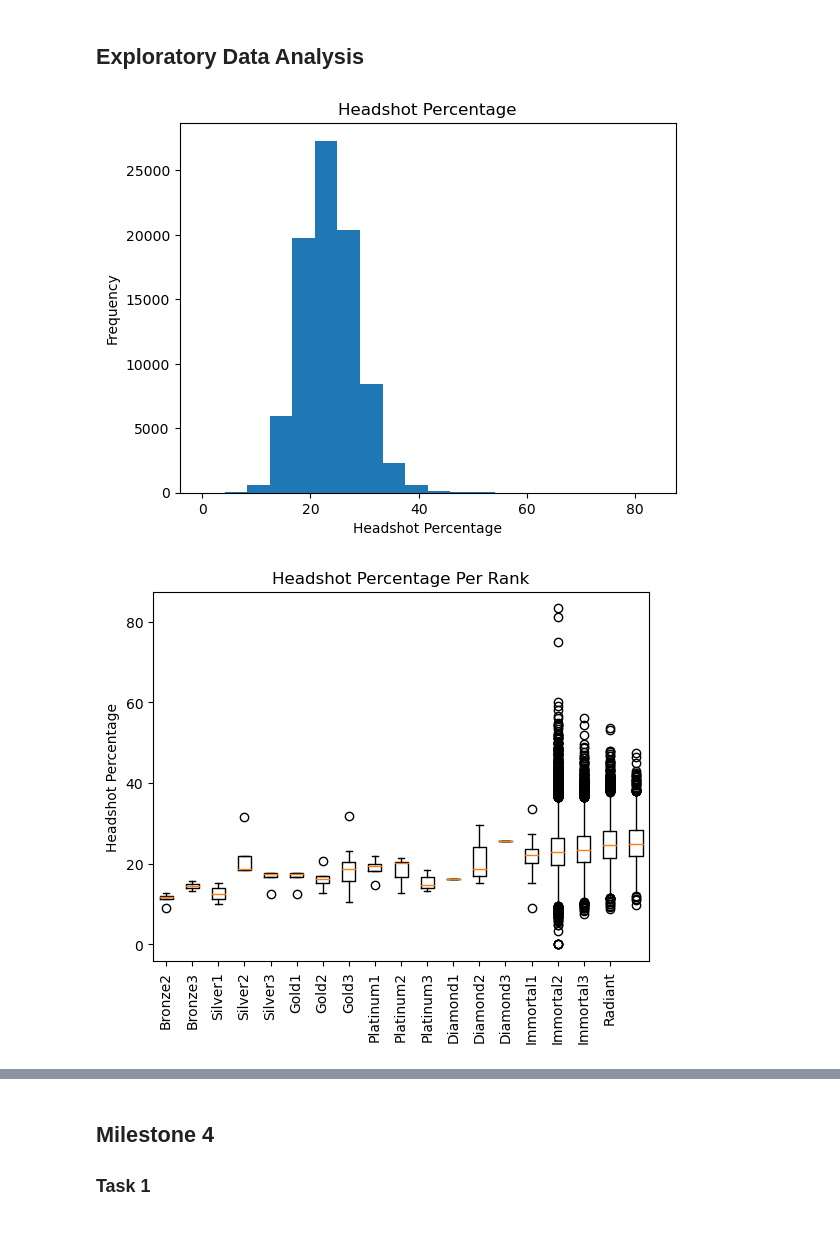
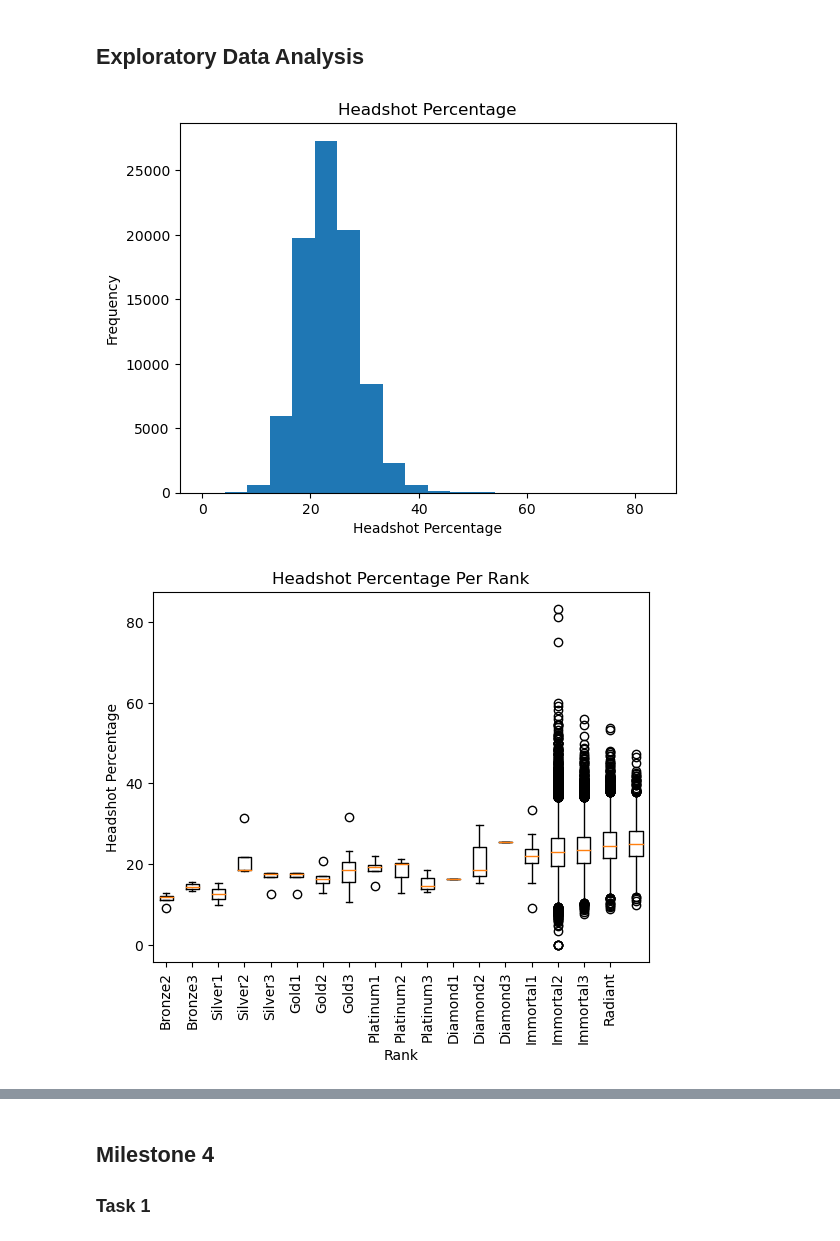
Before and after one commit to ubco-W2022T2-data301/project-group-group64, a Jupyter notebook: analysis/Brandon_M.ipynb, the cells around one changed output, grey strips where cells are left out. Drawn from its saved outputs; the diff is of its cells as text; code cells hidden in the pictures.

```diff
--- a/analysis/Brandon_M.ipynb
+++ b/analysis/Brandon_M.ipynb
@@ -68,34 +68,35 @@ plt.boxplot([df['headshot_percent'][df['rating'] == 'Bronze 2'],
              df['headshot_percent'][df['rating'] == 'Platinum 2'],
              df['headshot_percent'][df['rating'] == 'Platinum 3'],
              df['headshot_percent'][df['rating'] == 'Diamond 1'],
              df['headshot_percent'][df['rating'] == 'Diamond 2'],
              df['headshot_percent'][df['rating'] == 'Diamond 3'],
              df['headshot_percent'][df['rating'] == 'Immortal 1'],
              df['headshot_percent'][df['rating'] == 'Immortal 2'],
              df['headshot_percent'][df['rating'] == 'Immortal 3'],
              df['headshot_percent'][df['rating'] == 'Radiant']])
 plt.xticks([1,2,3,4,5,6,7,8,9,10,11,12,13,14,15,16,17,18], ['Bronze2', 'Bronze3', 'Silver1', 'Silver2', 'Silver3', 'Gold1', 'Gold2', 'Gold3', 'Platinum1', 'Platinum2', 'Platinum3', 'Diamond1', 'Diamond2', 'Diamond3', 'Immortal1', 'Immortal2', 'Immortal3', 'Radiant'], rotation=90)
 plt.title('Headshot Percentage Per Rank')
 plt.ylabel('Headshot Percentage')
+plt.xlabel('Rank')
 plt.show()
 
 # Scatter plot of headshot percentage vs. kills
 plt.scatter(df['headshot_percent'], df['kills'], s = 1)
 plt.xlabel('Headshot Percentage')
 plt.ylabel('Kills')
 plt.yscale('linear')
 plt.title('Headshot Percentage vs. Kills')
 plt.show()
 
 # Scatter plot of headshot percentage vs. wins
 plt.scatter(df['headshot_percent'], df['wins'], s = 1)
 plt.xlabel('Headshot Percentage')
 plt.ylabel('Wins')
 plt.title('Headshot Percentage vs. Wins')
 plt.show()
 # %% [output]
 [figure]
-[figure, old version]
+[figure, new version]
 [figure]
 [figure]
 # %% [markdown]
```
Also changed, not shown: 2 other files.
